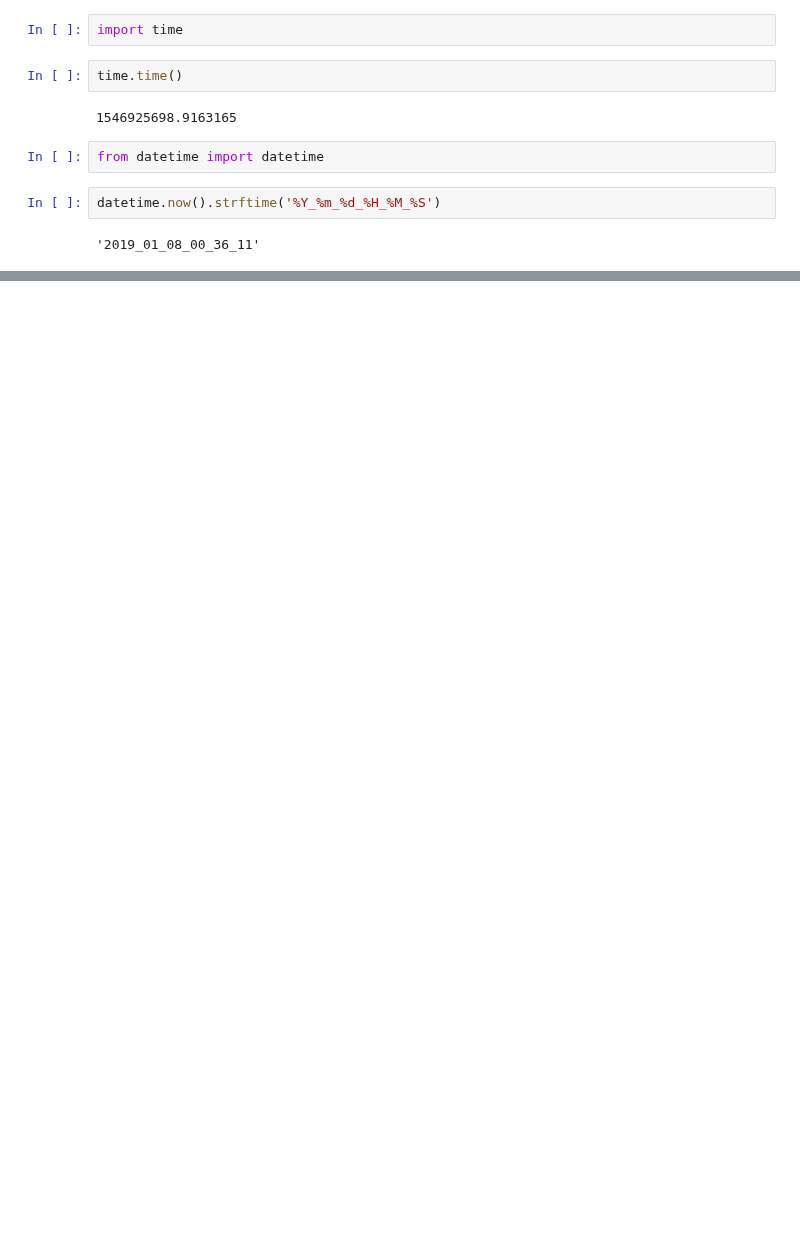
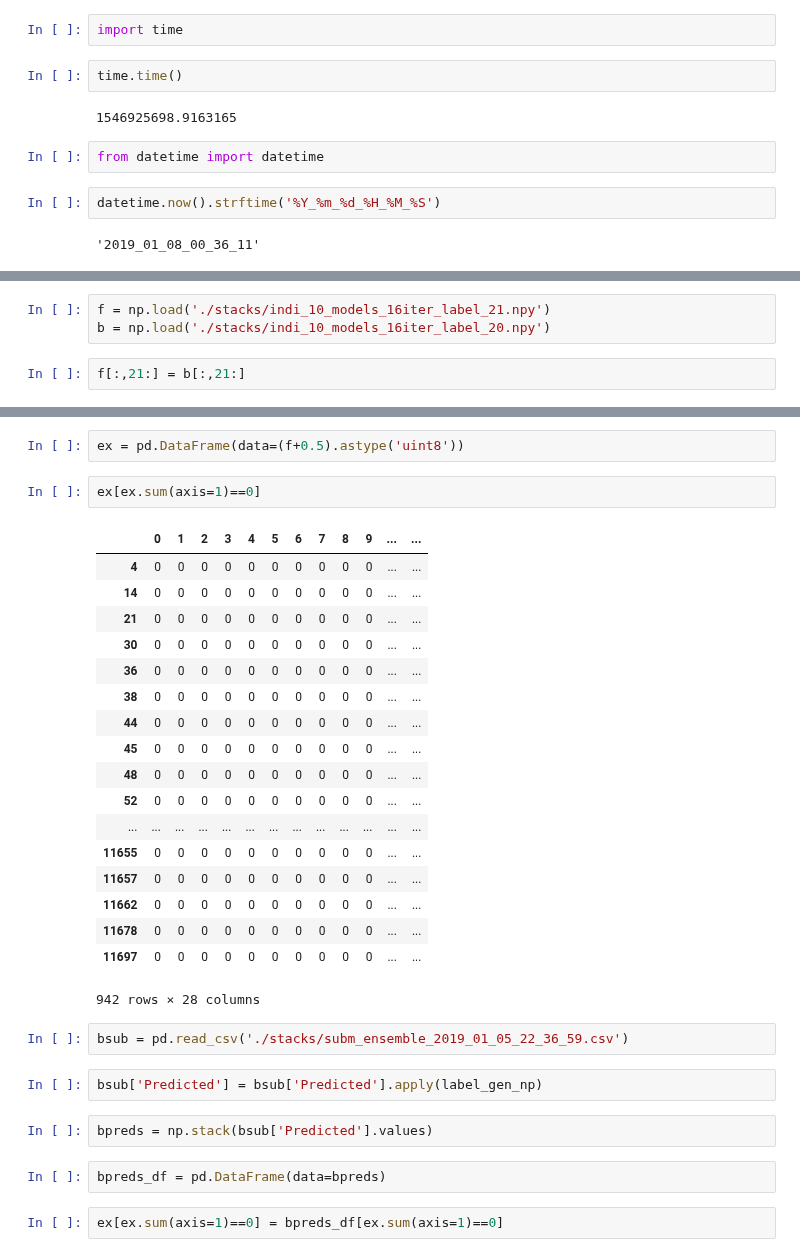
Before and after one commit to sanch7/Human-Protein-Atlas, a Jupyter notebook: scratch_stacking.ipynb, the cells around one changed output, grey strips where cells are left out. Cells and saved outputs as stored; diff of their text form; blank space fills up the shorter version.

Commit message:
stack nn

```diff
--- a/scratch_stacking.ipynb
+++ b/scratch_stacking.ipynb
@@ -155,0 +158,5 @@ datetime.now().strftime('%Y_%m_%d_%H_%M_%S')
+# %%
+f = np.load('./stacks/indi_10_models_16iter_label_21.npy')
+b = np.load('./stacks/indi_10_models_16iter_label_20.npy')
+# %%
+f[:,21:] = b[:,21:]
@@ -155,0 +181,33 @@ datetime.now().strftime('%Y_%m_%d_%H_%M_%S')
+# %%
+ex = pd.DataFrame(data=(f+0.5).astype('uint8'))
+# %%
+ex[ex.sum(axis=1)==0]
+# %% [output]
+|  | 0 | 1 | 2 | 3 | 4 | 5 | 6 | 7 | 8 | 9 | ... | ... |
+| 4 | 0 | 0 | 0 | 0 | 0 | 0 | 0 | 0 | 0 | 0 | ... | ... |
+| 14 | 0 | 0 | 0 | 0 | 0 | 0 | 0 | 0 | 0 | 0 | ... | ... |
+| 21 | 0 | 0 | 0 | 0 | 0 | 0 | 0 | 0 | 0 | 0 | ... | ... |
+| 30 | 0 | 0 | 0 | 0 | 0 | 0 | 0 | 0 | 0 | 0 | ... | ... |
+| 36 | 0 | 0 | 0 | 0 | 0 | 0 | 0 | 0 | 0 | 0 | ... | ... |
+| 38 | 0 | 0 | 0 | 0 | 0 | 0 | 0 | 0 | 0 | 0 | ... | ... |
+| 44 | 0 | 0 | 0 | 0 | 0 | 0 | 0 | 0 | 0 | 0 | ... | ... |
+| 45 | 0 | 0 | 0 | 0 | 0 | 0 | 0 | 0 | 0 | 0 | ... | ... |
+| 48 | 0 | 0 | 0 | 0 | 0 | 0 | 0 | 0 | 0 | 0 | ... | ... |
+| 52 | 0 | 0 | 0 | 0 | 0 | 0 | 0 | 0 | 0 | 0 | ... | ... |
+| ... | ... | ... | ... | ... | ... | ... | ... | ... | ... | ... | ... | ... |
+| 11655 | 0 | 0 | 0 | 0 | 0 | 0 | 0 | 0 | 0 | 0 | ... | ... |
+| 11657 | 0 | 0 | 0 | 0 | 0 | 0 | 0 | 0 | 0 | 0 | ... | ... |
+| 11662 | 0 | 0 | 0 | 0 | 0 | 0 | 0 | 0 | 0 | 0 | ... | ... |
+| 11678 | 0 | 0 | 0 | 0 | 0 | 0 | 0 | 0 | 0 | 0 | ... | ... |
+| 11697 | 0 | 0 | 0 | 0 | 0 | 0 | 0 | 0 | 0 | 0 | ... | ... |
+942 rows × 28 columns
+# %%
+bsub = pd.read_csv('./stacks/subm_ensemble_2019_01_05_22_36_59.csv')
+# %%
+bsub['Predicted'] = bsub['Predicted'].apply(label_gen_np)
+# %%
+bpreds = np.stack(bsub['Predicted'].values)
+# %%
+bpreds_df = pd.DataFrame(data=bpreds)
+# %%
+ex[ex.sum(axis=1)==0] = bpreds_df[ex.sum(axis=1)==0]
```
Also changed, not shown: parts of 9 cells of this notebook, 4 other files.
